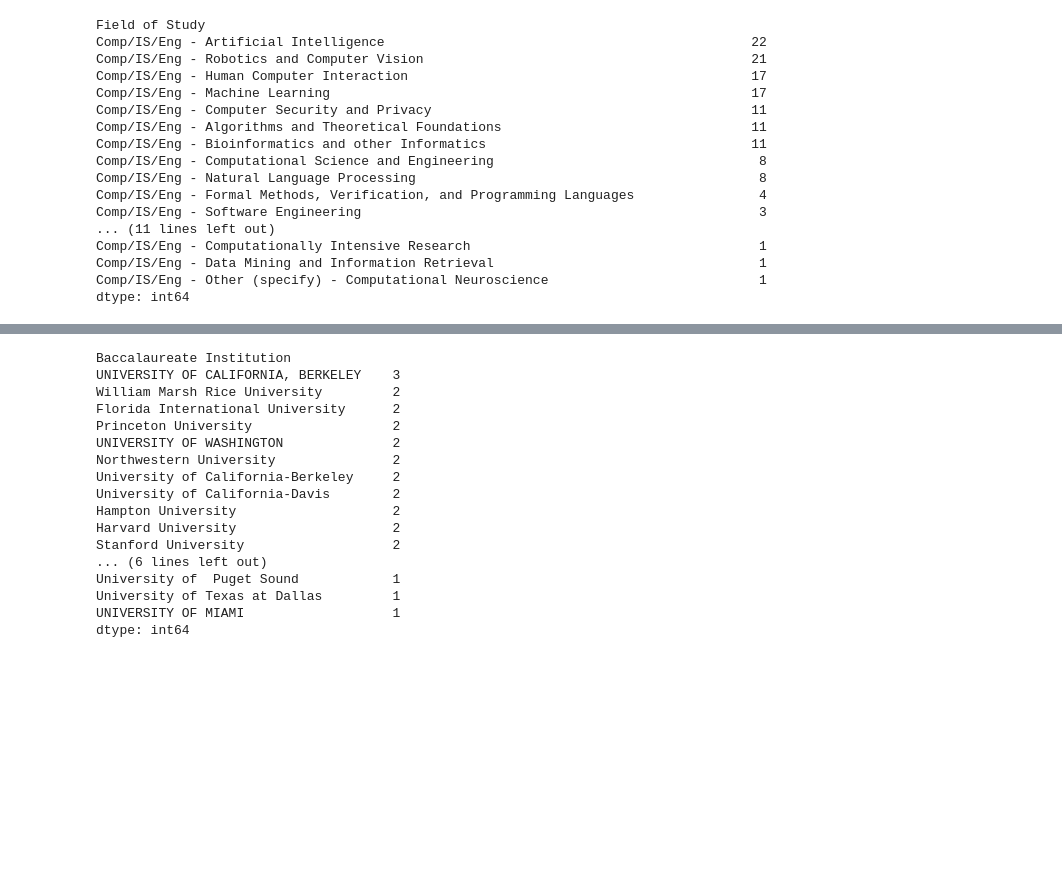
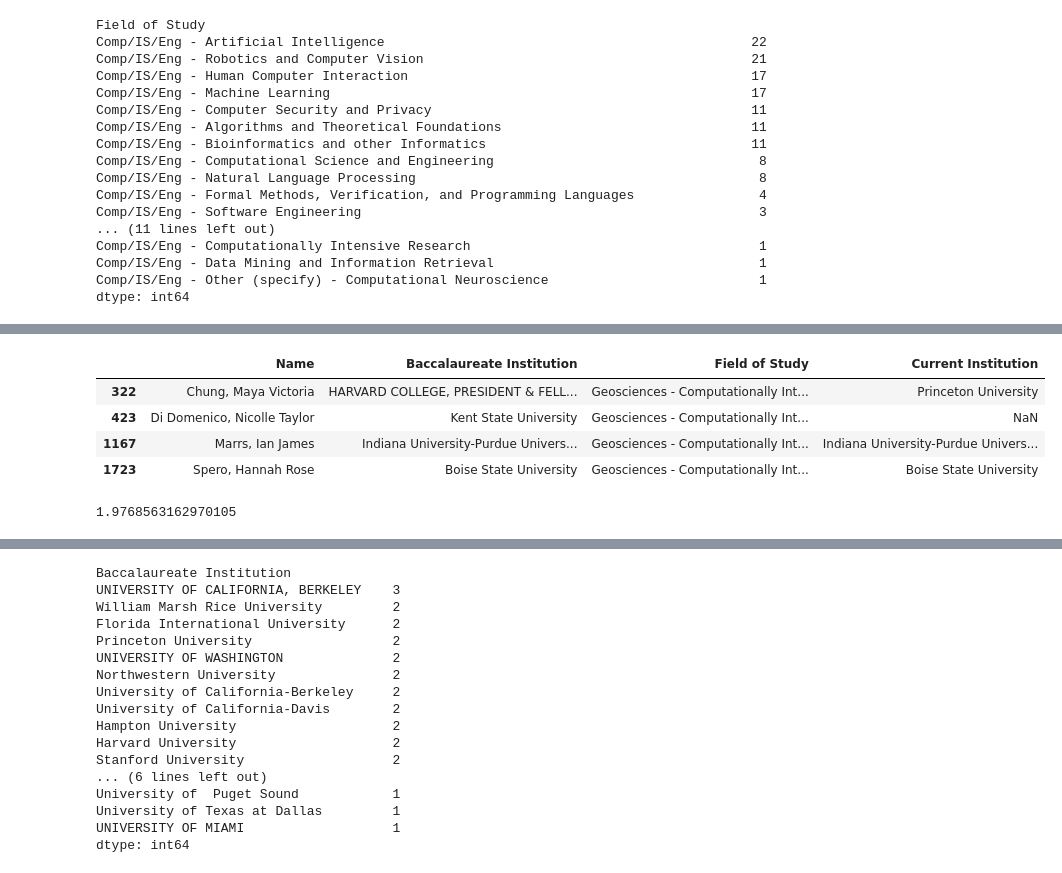
Before and after one commit to ognancy4life/GRFP, a Jupyter notebook: 2021GRFP.ipynb, the cells around one changed output, grey strips where cells are left out. Cells and saved outputs as stored; diff of their text form; code cells hidden in the pictures; blank space fills up the shorter version.

```diff
--- a/2021GRFP.ipynb
+++ b/2021GRFP.ipynb
@@ -208,0 +233,13 @@ dtype: int64
+# %%
+GRFP_GeoCompIntensive = GRFP[GRFP['Field of Study'].str.contains("Geosciences - Computationally Intensive", case=False, na=False)]
+GRFP_GeoCompIntensive
+# %% [output]
+|  | Name | Baccalaureate Institution | Field of Study | Current Institution |
+| 322 | Chung, Maya Victoria | HARVARD COLLEGE, PRESIDENT & FELL... | Geosciences - Computationally Int... | Princeton University |
+| 423 | Di Domenico, Nicolle Taylor | Kent State University | Geosciences - Computationally Int... | NaN |
+| 1167 | Marrs, Ian James | Indiana University-Purdue Univers... | Geosciences - Computationally Int... | Indiana University-Purdue Univers... |
+| 1723 | Spero, Hannah Rose | Boise State University | Geosciences - Computationally Int... | Boise State University |
+# %%
+GRFP_CompIntensive['Name'].count() / Awardees * 100
+# %% [output]
+1.9768563162970105
```
Also changed, not shown: parts of 13 cells of this notebook.
